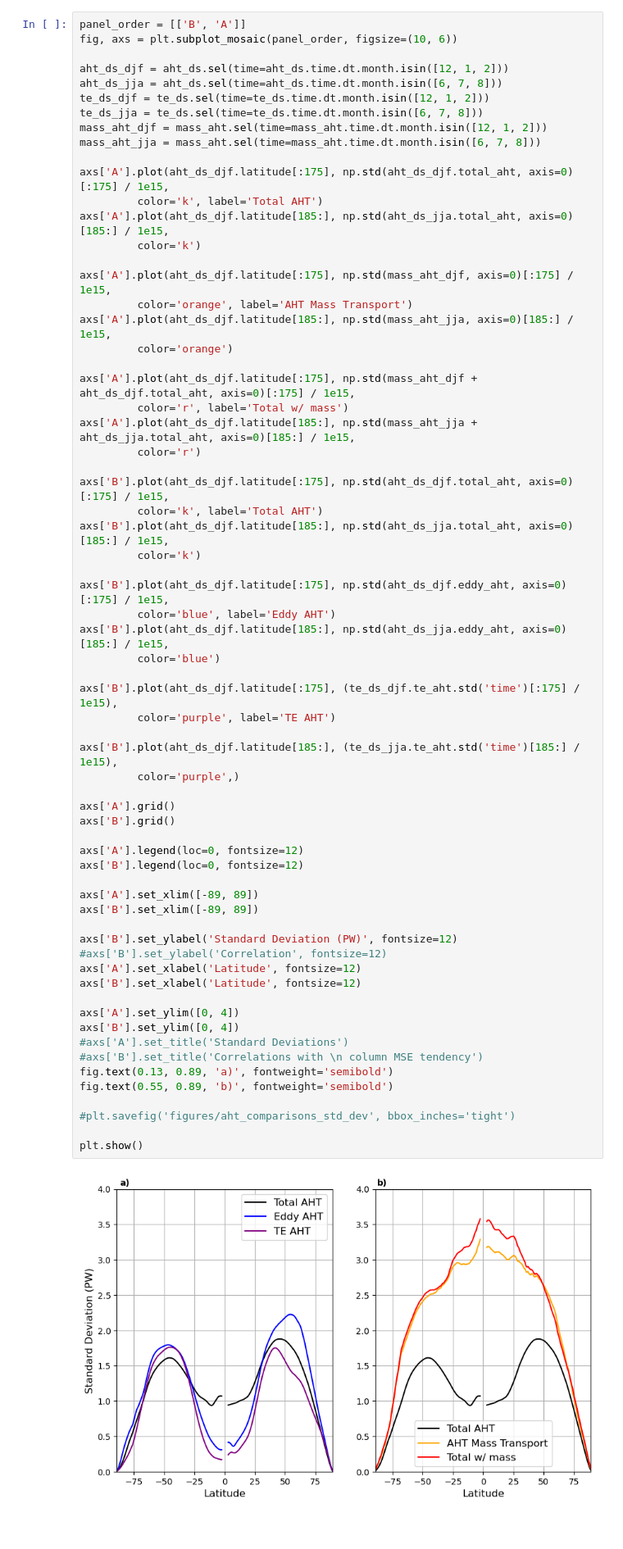
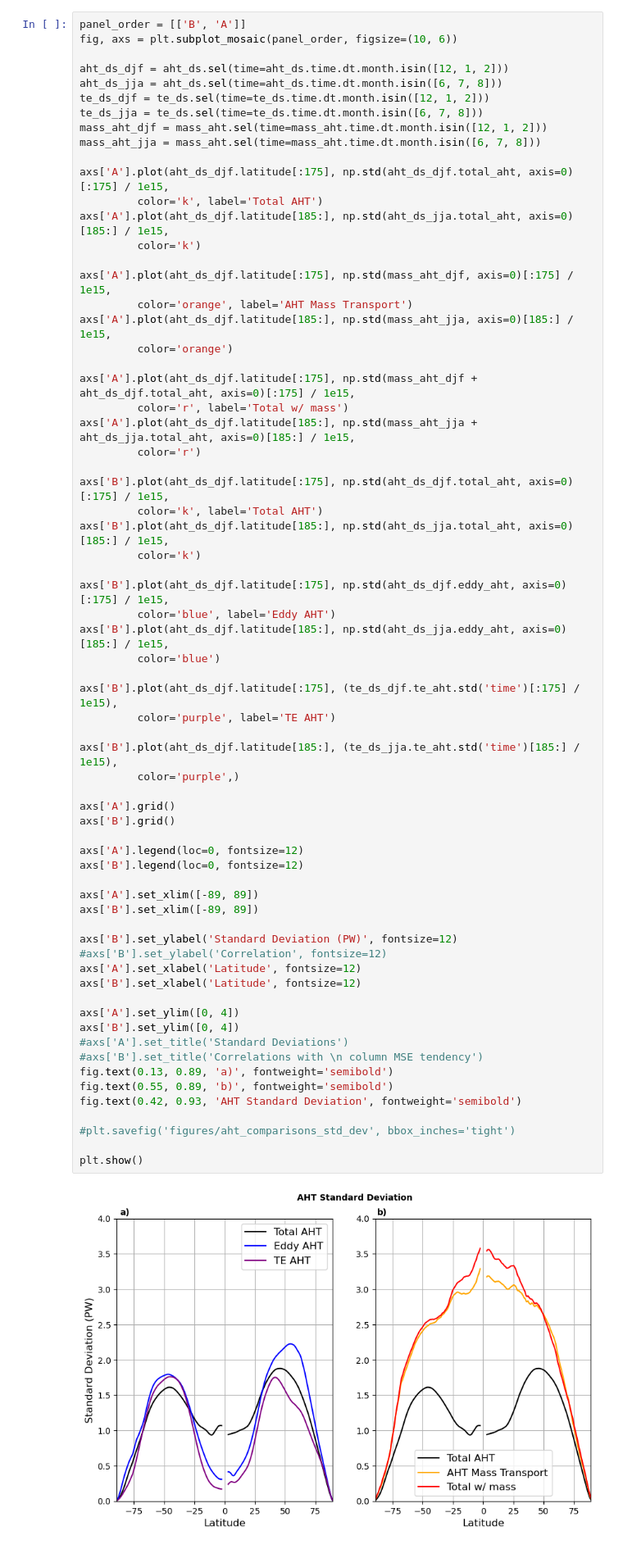
Before and after one commit to tylersc/ERA5_aht, a Jupyter notebook: 6hrly_AHT_figures/AHT_MSE_tendency_correlations.ipynb, the cells around one changed output. Shown at 82% size. Saved outputs shown, nothing was run; the diff lists cells and outputs as text.

```diff
--- a/6hrly_AHT_figures/AHT_MSE_tendency_correlations.ipynb
+++ b/6hrly_AHT_figures/AHT_MSE_tendency_correlations.ipynb
@@ -275,34 +275,35 @@ axs['B'].plot(aht_ds_djf.latitude[:175], (te_ds_djf.te_aht.std('time')[:175] / 1
          color='purple', label='TE AHT')
 
 axs['B'].plot(aht_ds_djf.latitude[185:], (te_ds_jja.te_aht.std('time')[185:] / 1e15),
          color='purple',)
 
 axs['A'].grid()
 axs['B'].grid()
 
 axs['A'].legend(loc=0, fontsize=12)
 axs['B'].legend(loc=0, fontsize=12)
 
 axs['A'].set_xlim([-89, 89])
 axs['B'].set_xlim([-89, 89])
 
 axs['B'].set_ylabel('Standard Deviation (PW)', fontsize=12)
 #axs['B'].set_ylabel('Correlation', fontsize=12)
 axs['A'].set_xlabel('Latitude', fontsize=12)
 axs['B'].set_xlabel('Latitude', fontsize=12)
 
 axs['A'].set_ylim([0, 4])
 axs['B'].set_ylim([0, 4])
 #axs['A'].set_title('Standard Deviations')
 #axs['B'].set_title('Correlations with \n column MSE tendency')
 fig.text(0.13, 0.89, 'a)', fontweight='semibold')
 fig.text(0.55, 0.89, 'b)', fontweight='semibold')
+fig.text(0.42, 0.93, 'AHT Standard Deviation', fontweight='semibold')
 
 #plt.savefig('figures/aht_comparisons_std_dev', bbox_inches='tight')
 
 plt.show()
 # %% [output]
-[figure, old version]
+[figure, new version]
 # %%
 aaron_corrs = scipy.io.loadmat('DJF_JJA_AHTMF_CORR_STD.mat')
 
```
Also changed, not shown: parts of 2 cells of this notebook, 4 other files.
